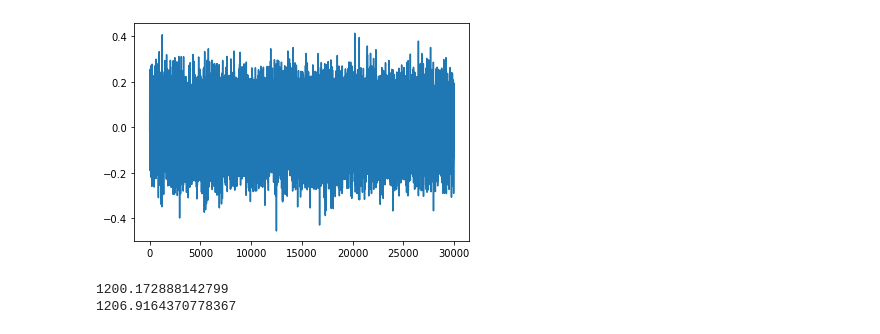
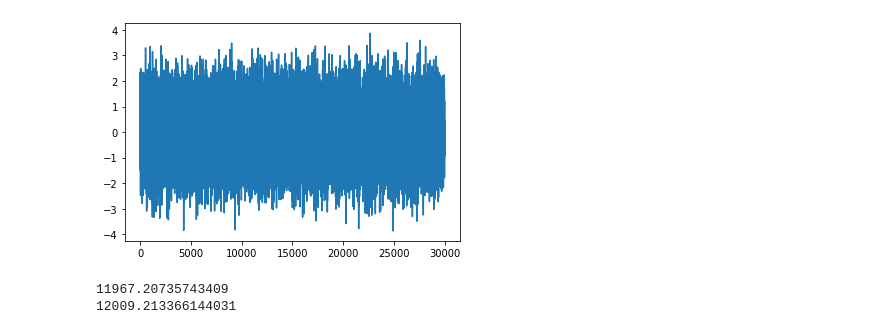
Before and after one commit to t4sk/lerp-amm, a Jupyter notebook: notebook/sim.ipynb, the cells around one changed output. Drawn from its saved outputs; the diff is of its cells as text; code cells hidden in the pictures.

```diff
--- a/notebook/sim.ipynb
+++ b/notebook/sim.ipynb
@@ -9,43 +9,43 @@ N = 30000
 # initial price
 p0 = 1
 # volatility
-v = 0.1
+v = 1
 deltas = np.random.normal(0, v, N)
 
 # Graph
 plt.plot(deltas)
 plt.show()
 
 # Prepare data
 MUL0 = 1 * 1e18
 MUL1 = 1 * 1e18
 
 data = []
 total_0 = 0
 total_1 = 0
 for d in deltas:
     if d >= 0:
         data.append({
             "d_in": math.floor(d * MUL0),
             "zero_for_one": True
         })
         total_0 += d
     else:
         data.append({
             "d_in": -math.floor(d * MUL1),
             "zero_for_one": False
         })
         total_1 += -d
 
 print(total_0)
 print(total_1)
 
 with open('../tmp/data.json', 'w') as f:
     json.dump(data, f)
 # %% [output]
-[figure, old version]
+[figure, new version]
-1200.172888142799
-1206.9164370778367
+11967.20735743409
+12009.213366144031
 # %%
 out0 = []
 out1 = []
```
Also changed, not shown: parts of 1 cell of this notebook, 2 other files.
